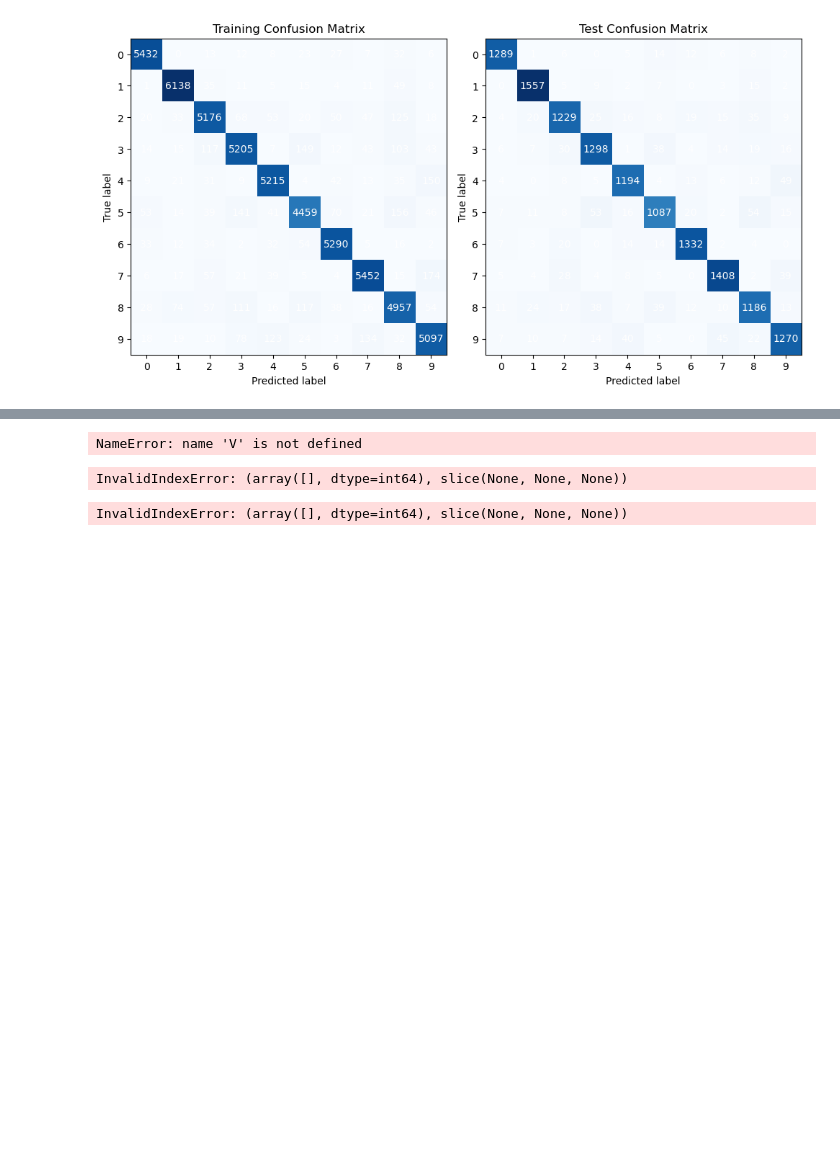
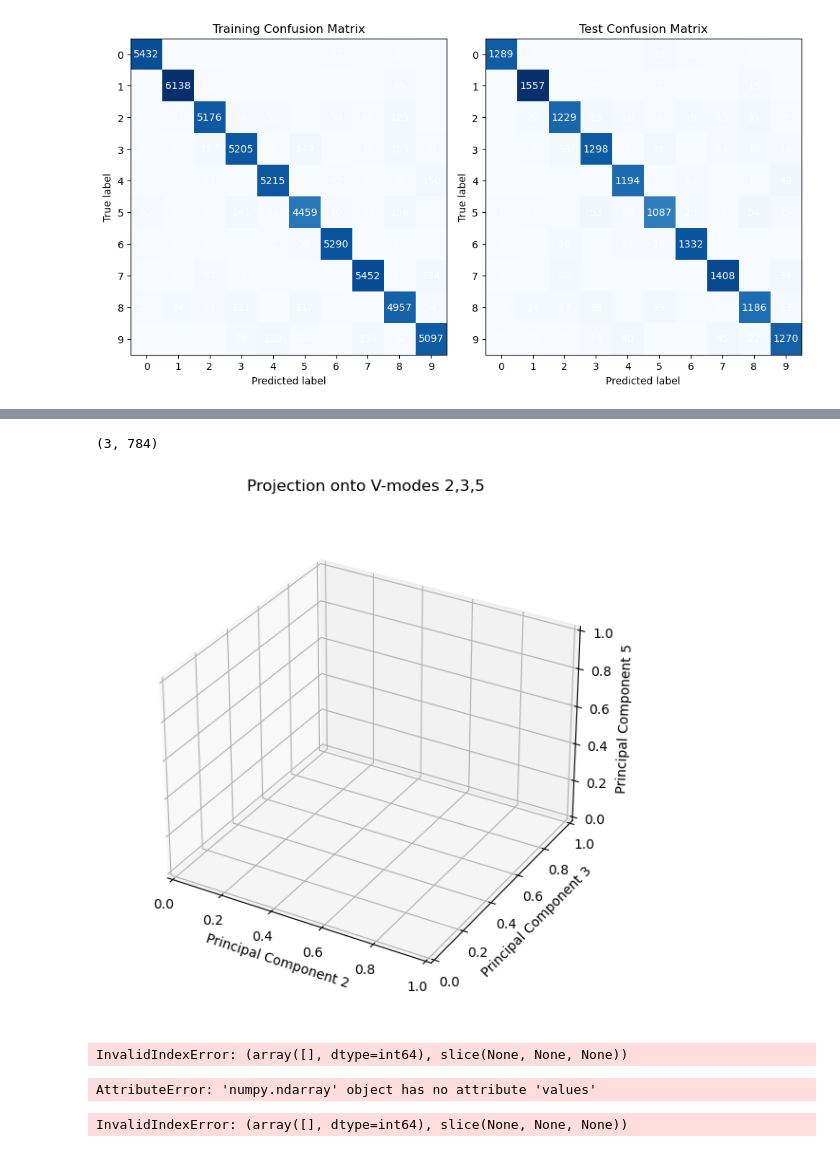
Before and after one commit to JimmiedWhatMom69420/EE399repo, a Jupyter notebook: EE399HW3.ipynb, the cells around one changed output, grey strips where cells are left out. Cells and saved outputs as stored; diff of their text form; code cells hidden in the pictures; blank space fills up the shorter version.

```diff
--- a/EE399HW3.ipynb
+++ b/EE399HW3.ipynb
@@ -163,23 +202,30 @@ Test accuracy: 0.9178571428571428
 For example, columns 2,3, and 5.
 # %%
 # extract selected V-modes
-V_selected = V[:, [2, 3, 5]]
+V_selected = np.array([2, 3, 5]) - 1
 
 # project data onto selected V-modes
-X_projected = X_train.dot(V_selected)
+X_projected = np.diag(S)@Vt
+X_projected = X_projected[V_selected,:]
+print(X_projected.shape)
 
 # create 3D plot
-fig = plt.figure(figsize=(10, 10))
-ax = fig.add_subplot(111, projection='3d')
-for i in range(10):
-    ax.scatter(X_projected[y_train == i, 0], X_projected[y_train == i, 1], X_projected[y_train == i, 2], label=str(i))
-ax.set_xlabel('V-mode 2')
-ax.set_ylabel('V-mode 3')
-ax.set_zlabel('V-mode 5')
-ax.legend()
+colorChoice = ['tab:cyan', 'tab:olive', 'tab:gray', 'tab:pink', 'tab:brown', 'tab:purple', 'tab:red',
+              'tab:green', 'tab:orange', 'tab:blue']
+color_map = [colorChoice[int(i)] for i in Y]
+fig = plt.figure(figsize=(10, 6))
+ax = fig.add_subplot(projection='3d')
+ax.set_title('Projection onto V-modes 2,3,5')
+# ax.scatter(X_projected[0,:], X_projected[1,:], X_projected[2,:], c=color_map)
+ax.set_xlabel('Principal Component 2')
+ax.set_ylabel('Principal Component 3')
+ax.set_zlabel('Principal Component 5')
+ax.set_box_aspect(aspect=None, zoom=0.9)
+plt.tight_layout()
 plt.show()
 # %% [output]
-NameError: name 'V' is not defined
+(3, 784)
+[figure, added]
 # %%
 -----------------------------------------------------------------------------------------------
 Once you have performed the above and have your data projected into PCA space, you will build a
@@ -221,3 +269,33 @@ InvalidIndexError: (array([], dtype=int64), slice(None, None, None))
+# %%
+# Linear classifier with digits 9 and 5
+
+#Training Data
+digit1_train_index = np.where(y_train == '9')[0].tolist()
+digit2_train_index = np.where(y_train == '5')[0].tolist()
+
+digit1_train_data = train_x.values[digit1_train_index , :]
+digit2_train_data = train_x.values[digit2_train_index , :]
+
+train_data = np.concatenate((digit1_train_data, digit2_train_data), axis=0)
+train_index = digit1_train_index + digit2_train_index
+train_labels = Y_train.values[train_index]
+
+#Testing Data
+digit1_test_index = np.where(y_test == '9')[0].tolist()
+digit2_test_index = np.where(y_test == '5')[0].tolist()
+test_index = digit1_test_index + digit2_test_index
+test_data = X_test.values[test_index, :]
+test_labels = Y_test.values[test_index]
+
+lda = LinearDiscriminantAnalysis()
+lda.fit(train_data, train_labels)
+y_pred = lda.predict(test_data)
+y_pred2 = lda.predict(train_data)
+
+print("Train Accuracy: ", accuracy_score(train_labels, y_pred2))
+print("Test Accuracy: ", accuracy_score(test_labels, y_pred))
+# %% [output]
+AttributeError: 'numpy.ndarray' object has no attribute 'values'
 # %%
 	• Pick three digits. Try to build a linear classifier to identify these three now.
 # %%
```
Also changed, not shown: parts of 4 cells of this notebook, 1 other file.
